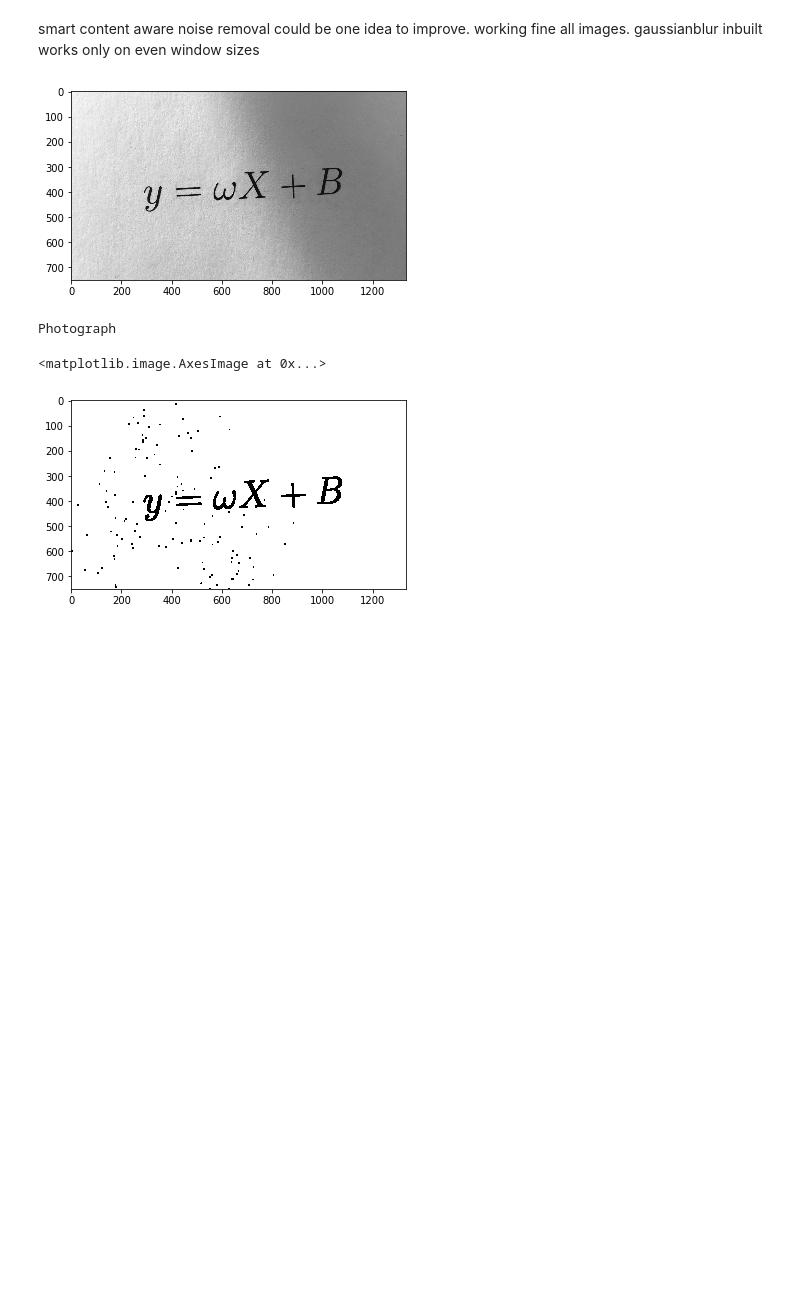
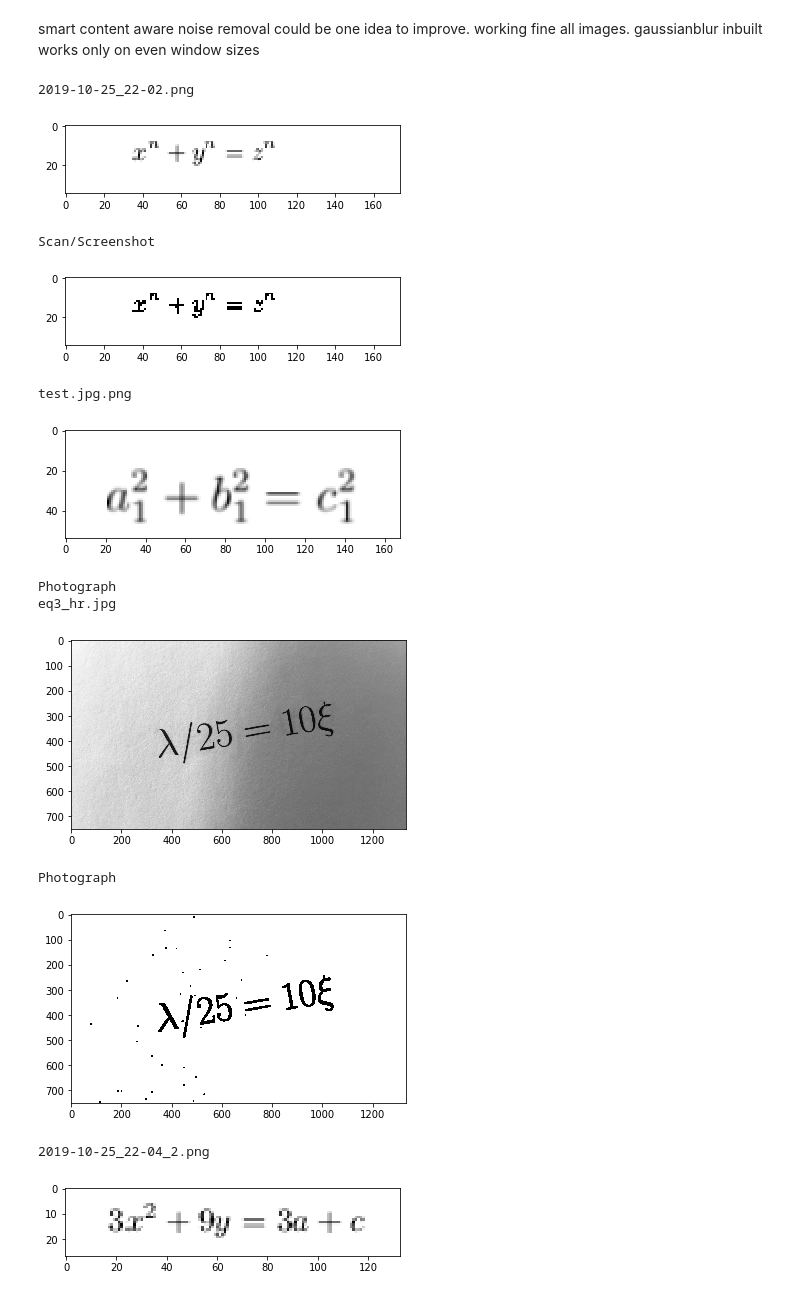
Before and after one commit to SrikarMannepalli/LaTeX-Generation-from-Printed-Equations, a Jupyter notebook: src/binarization.ipynb, the cells around one changed output. Saved outputs shown, nothing was run; the diff lists cells and outputs as text; code cells hidden in the pictures; blank space fills up the shorter version.

```diff
--- a/src/binarization.ipynb
+++ b/src/binarization.ipynb
@@ -6,12 +10,6 @@ from matplotlib import pyplot as plt
 smart content aware noise removal could be one idea to improve.
 working fine all images.
 gaussianblur inbuilt works only on even window sizes
-# %%
-img = cv2.imread('../input/eq1_hr.jpg',0)
-plt.imshow(img,cmap='gray')
-plt.show()
-# %% [output]
-[figure, removed]
 # %%
 def find_scan_screenshot(img):
     # return 0 for scan/screenshot and 1 for photograph
@@ -46,8 +53,13 @@ def binarization_photos(img):
 # %%
-img_type = find_scan_screenshot(img)
-if img_type==0:
-    print("Scan/Screenshot")
-else:
-    print("Photograph")
+def binarize_input(img):
+    img_type = find_scan_screenshot(img)
+    if img_type==0:
+        print("Scan/Screenshot")
+    else:
+        print("Photograph")
+    if img_type==0:
+        new_img = binarization_scans(img)
+    else:
+        new_img = binarization_photos(img)
+        new_img = morph_proc(new_img)
+    return new_img
-# %% [output]
-Photograph
@@ -65,11 +66,28 @@ def morph_proc(img):
-# %%
-if img_type==0:
-    new_img = binarization_scan(img)
-else:
-    new_img = binarization_photos(img)
-    new_img = morph_proc(new_img)
-# %%
-plt.imshow(new_img,cmap='gray')
-# %% [output]
-<matplotlib.image.AxesImage at 0x...>
-[figure, removed]
+# %%
+directory = "../input/"
+for filename in os.listdir("../input/"):
+    try:
+        img_name = os.path.join(directory, filename)
+        print(filename)
+        img = cv2.imread(img_name,0)
+        plt.imshow(img,cmap='gray')
+        plt.show()
+        new_img = binarize_input(img)
+        plt.imshow(new_img,cmap='gray')
+        plt.show()
+    except :
+        pass
+# %% [output]
+2019-10-25_22-02.png
+[figure, added]
+Scan/Screenshot
+[figure, added]
+test.jpg.png
+[figure, added]
+Photograph
+eq3_hr.jpg
+[figure, added]
+Photograph
+[figure, added]
+2019-10-25_22-04_2.png
+[figure, added]
```
Also changed, not shown: parts of 5 cells of this notebook.
